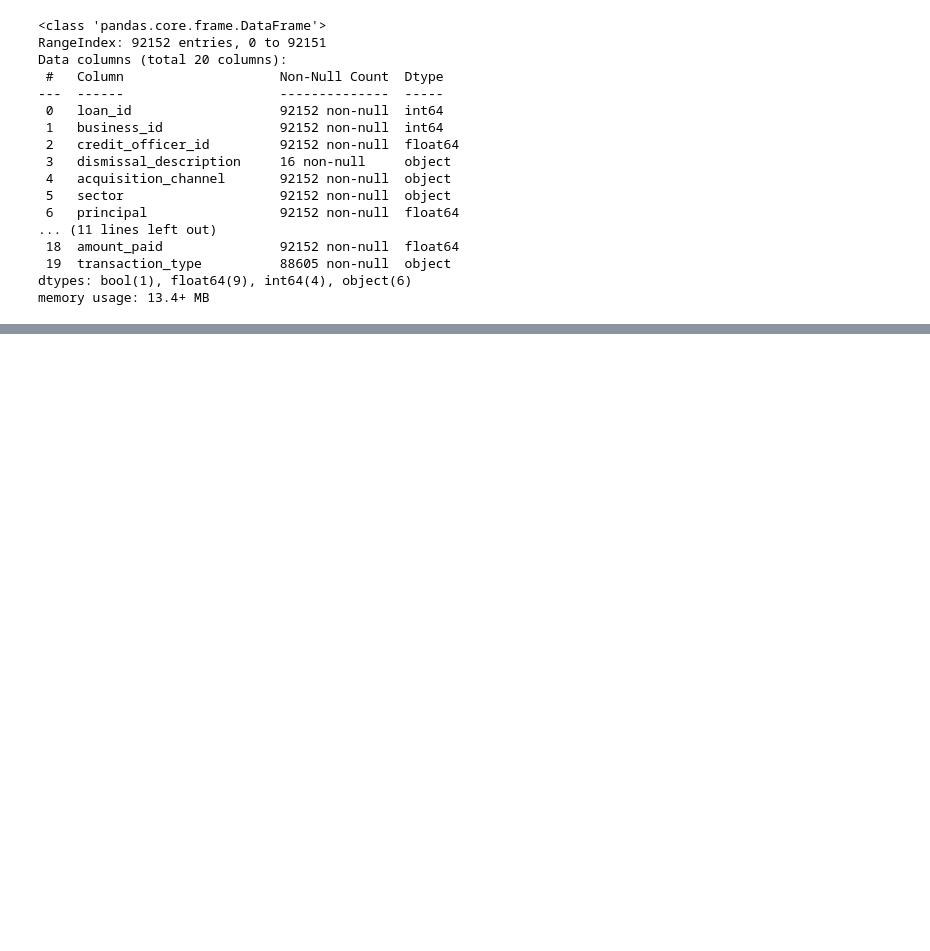
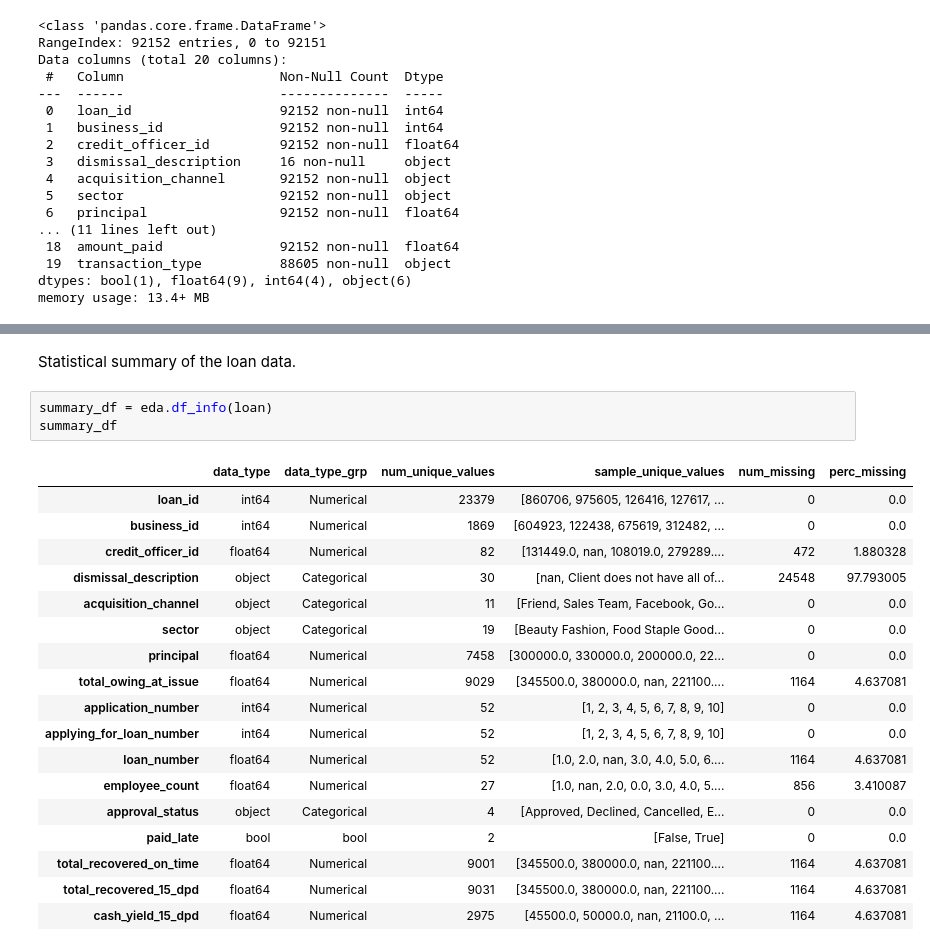
Before and after one commit to kariswanjiru/numida_assessment, a Jupyter notebook: notebooks/1.0-wk-eda_feature_selection.ipynb, the cells around one changed output, grey strips where cells are left out. Saved outputs shown, nothing was run; the diff lists cells and outputs as text; blank space fills up the shorter version.

```diff
--- a/notebooks/1.0-wk-eda_feature_selection.ipynb
+++ b/notebooks/1.0-wk-eda_feature_selection.ipynb
@@ -222,0 +153,24 @@ data = data.drop(columns=['credit_officer_id', 'acquisition_channel', 'transacti
+# %% [markdown]
+Statistical summary of the loan data.
+# %%
+summary_df = eda.df_info(loan)
+summary_df
+# %% [output]
+|  | data_type | data_type_grp | num_unique_values | sample_unique_values | num_missing | perc_missing |
+| loan_id | int64 | Numerical | 23379 | [860706, 975605, 126416, 127617, ... | 0 | 0.0 |
+| business_id | int64 | Numerical | 1869 | [604923, 122438, 675619, 312482, ... | 0 | 0.0 |
+| credit_officer_id | float64 | Numerical | 82 | [131449.0, nan, 108019.0, 279289.... | 472 | 1.880328 |
+| dismissal_description | object | Categorical | 30 | [nan, Client does not have all of... | 24548 | 97.793005 |
+| acquisition_channel | object | Categorical | 11 | [Friend, Sales Team, Facebook, Go... | 0 | 0.0 |
+| sector | object | Categorical | 19 | [Beauty Fashion, Food Staple Good... | 0 | 0.0 |
+| principal | float64 | Numerical | 7458 | [300000.0, 330000.0, 200000.0, 22... | 0 | 0.0 |
+| total_owing_at_issue | float64 | Numerical | 9029 | [345500.0, 380000.0, nan, 221100.... | 1164 | 4.637081 |
+| application_number | int64 | Numerical | 52 | [1, 2, 3, 4, 5, 6, 7, 8, 9, 10] | 0 | 0.0 |
+| applying_for_loan_number | int64 | Numerical | 52 | [1, 2, 3, 4, 5, 6, 7, 8, 9, 10] | 0 | 0.0 |
+| loan_number | float64 | Numerical | 52 | [1.0, 2.0, nan, 3.0, 4.0, 5.0, 6.... | 1164 | 4.637081 |
+| employee_count | float64 | Numerical | 27 | [1.0, nan, 2.0, 0.0, 3.0, 4.0, 5.... | 856 | 3.410087 |
+| approval_status | object | Categorical | 4 | [Approved, Declined, Cancelled, E... | 0 | 0.0 |
+| paid_late | bool | bool | 2 | [False, True] | 0 | 0.0 |
+| total_recovered_on_time | float64 | Numerical | 9001 | [345500.0, 380000.0, nan, 221100.... | 1164 | 4.637081 |
+| total_recovered_15_dpd | float64 | Numerical | 9031 | [345500.0, 380000.0, nan, 221100.... | 1164 | 4.637081 |
+| cash_yield_15_dpd | float64 | Numerical | 2975 | [45500.0, 50000.0, nan, 21100.0, ... | 1164 | 4.637081 |
```
Also changed, not shown: parts of 58 cells of this notebook.
